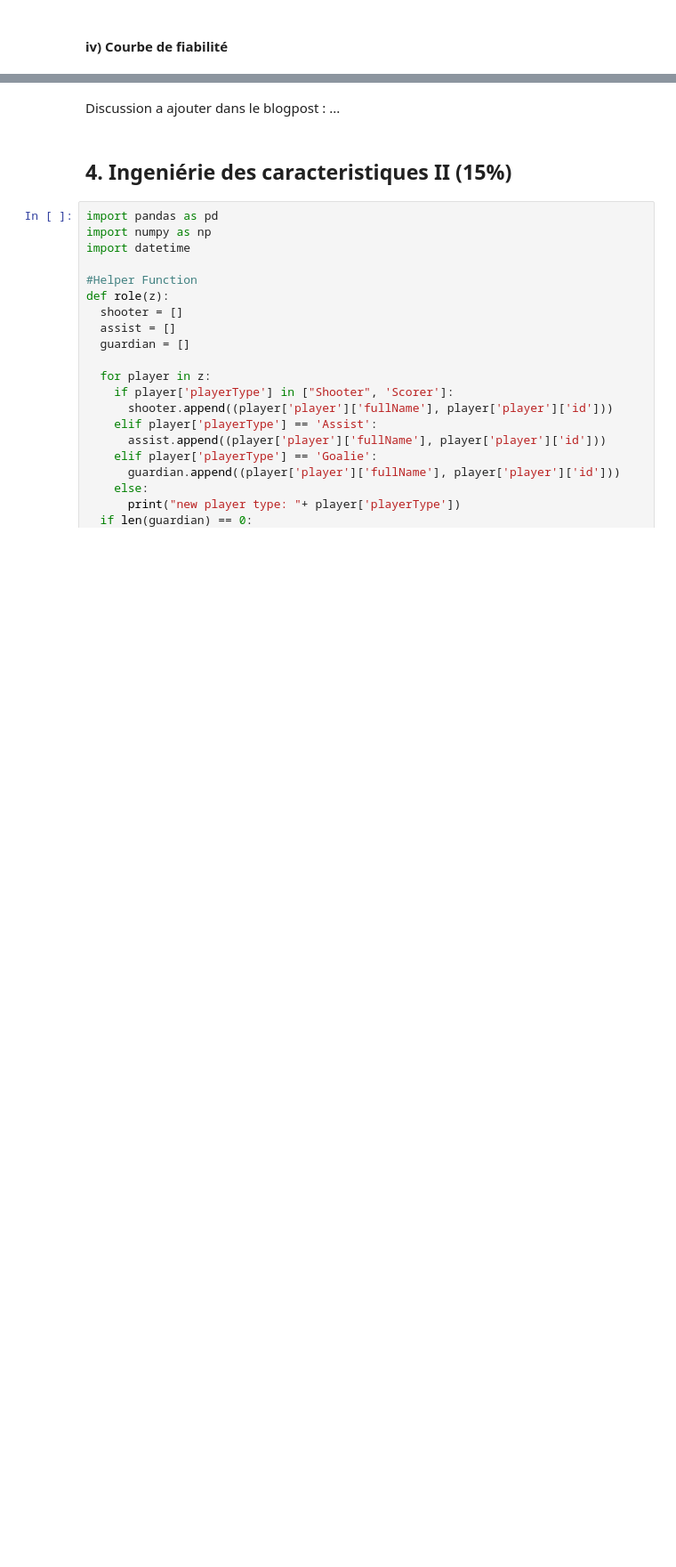
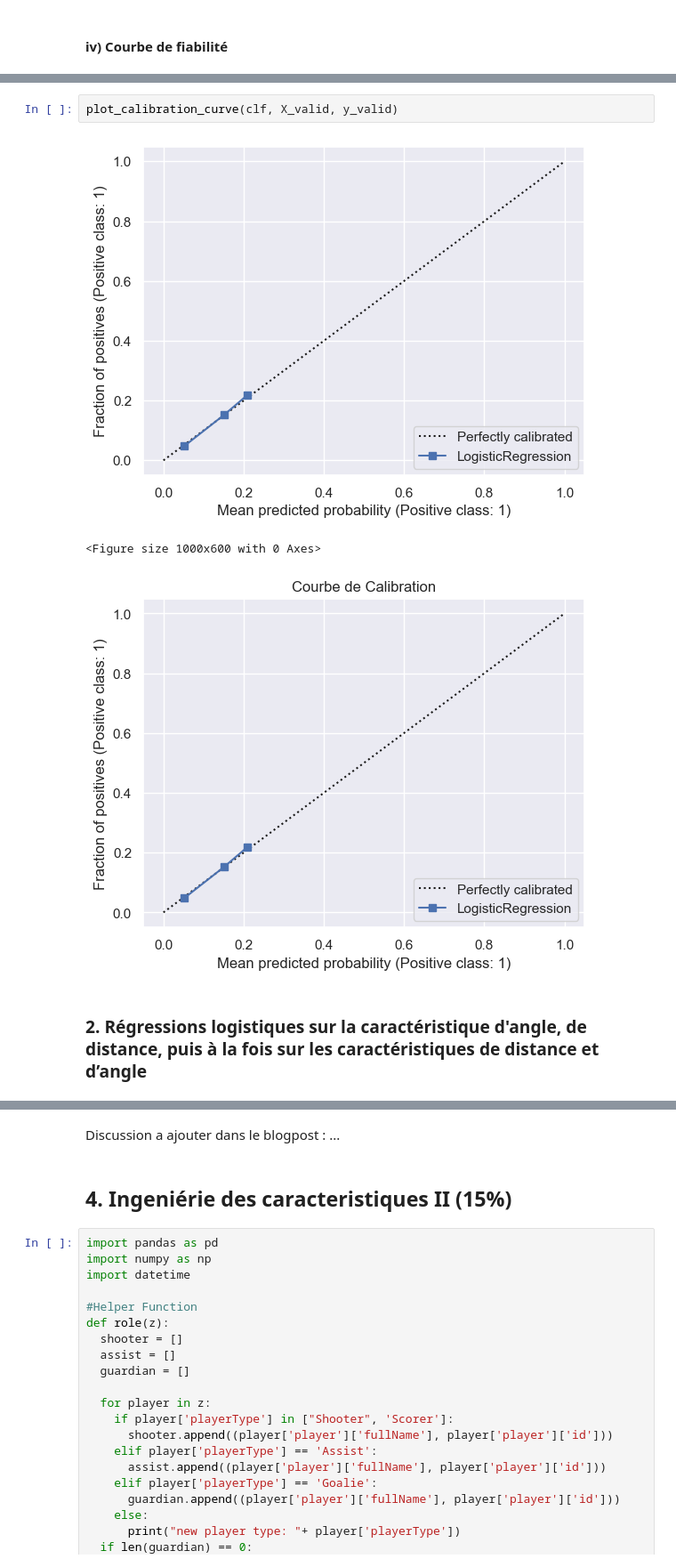
Before and after one commit to Alexia57/A02-projet, a Jupyter notebook: notebooks/Milestone2.ipynb, the cells around one changed output, grey strips where cells are left out. Shown at 89% size. Cells and saved outputs as stored; diff of their text form; blank space fills up the shorter version.

```diff
--- a/notebooks/Milestone2.ipynb
+++ b/notebooks/Milestone2.ipynb
@@ -342,0 +321,8 @@ plt.show()
+# %%
+plot_calibration_curve(clf, X_valid, y_valid)
+# %% [output]
+[figure, added]
+<Figure size 1000x600 with 0 Axes>
+[figure, added]
+# %% [markdown]
+### 2. Régressions logistiques sur la caractéristique d'angle, de distance, puis à la fois sur les caractéristiques de distance et d’angle
```
Also changed, not shown: parts of 7 cells of this notebook, 1 other file.
